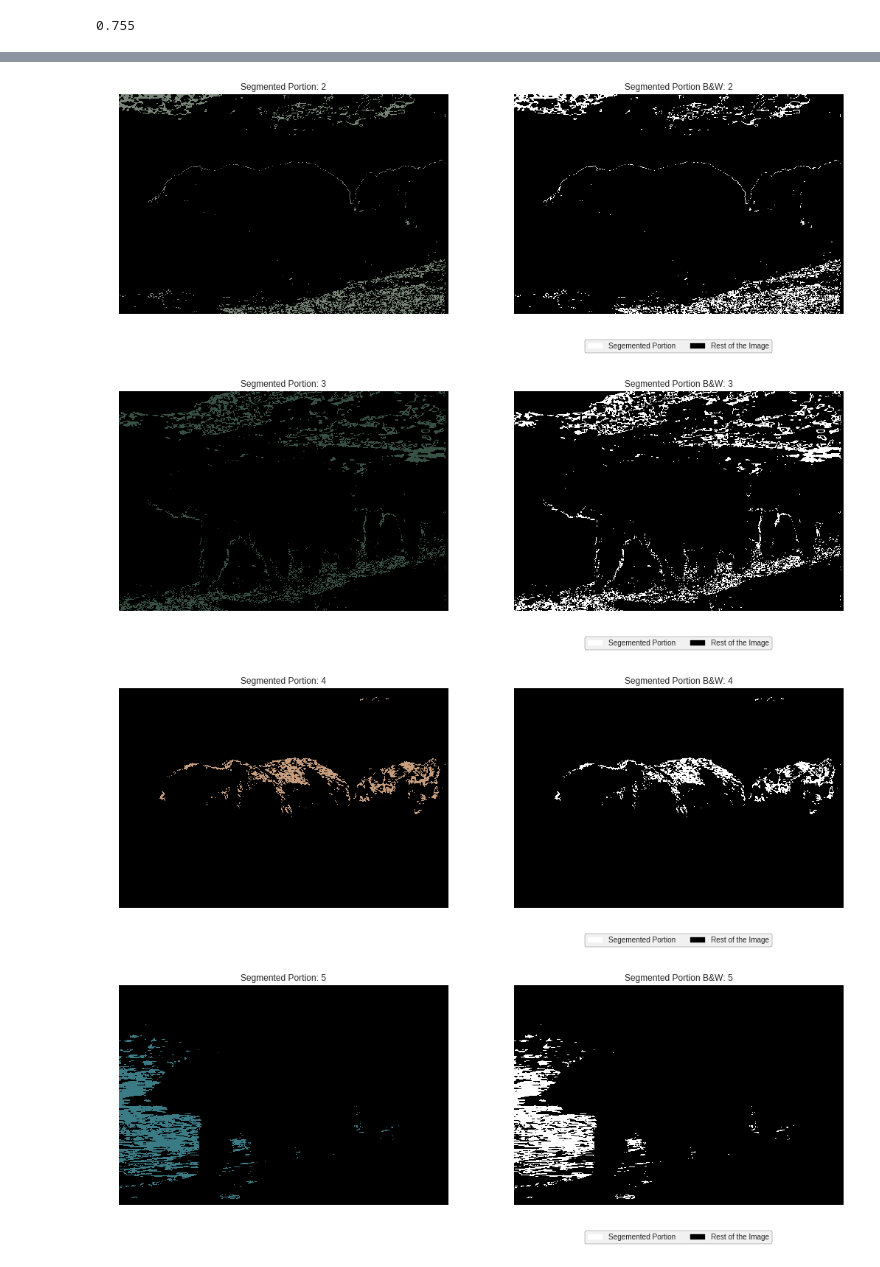
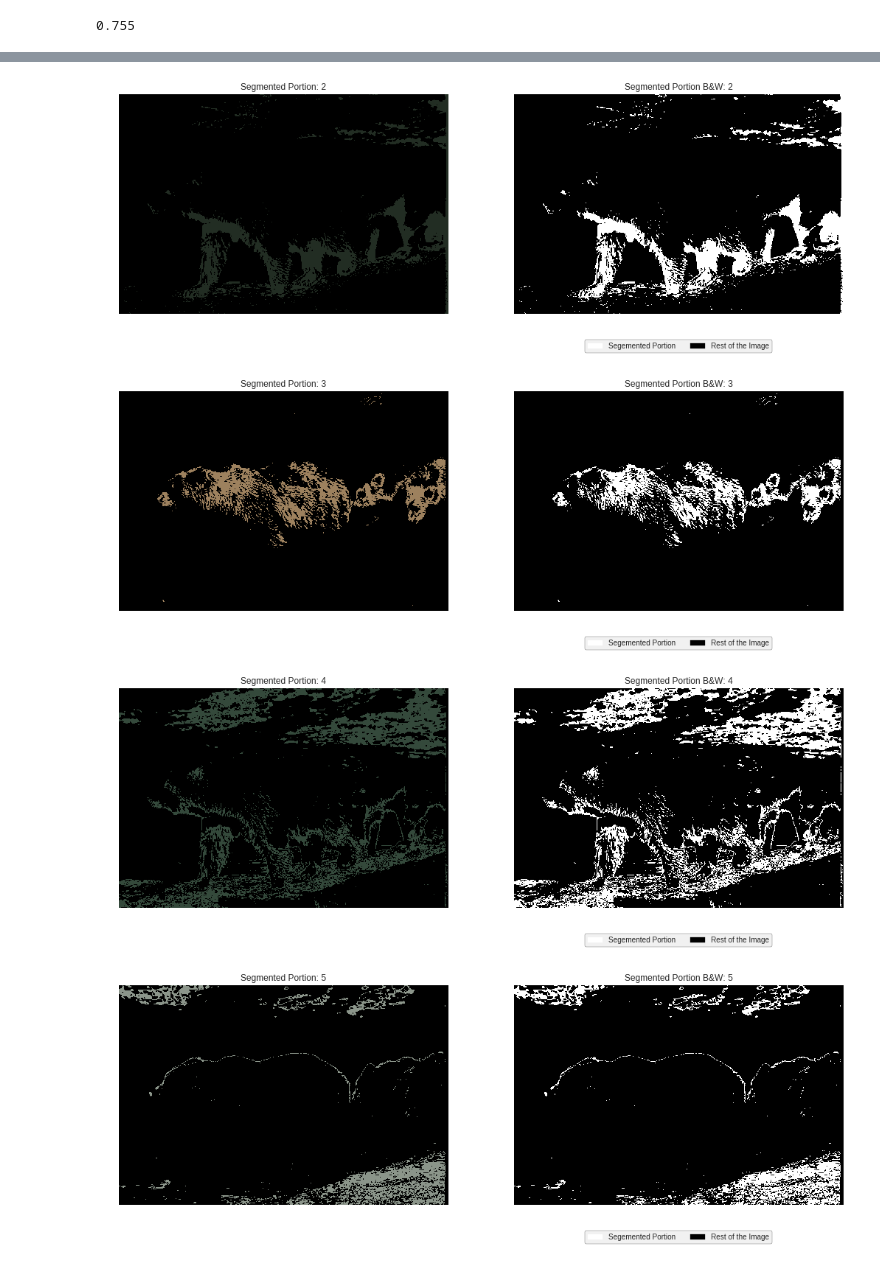
Before and after one commit to anr007/Image-Segmentation, a Jupyter notebook: Color_Quantization.ipynb, the cells around one changed output, grey strips where cells are left out. Cells and saved outputs as stored; diff of their text form; code cells hidden in the pictures.

```diff
--- a/Color_Quantization.ipynb
+++ b/Color_Quantization.ipynb
@@ -251,7 +268,7 @@ def kmeans_seg(image_url,cluster_count,init_centers):
   return kmeans_seg_image,colors
 # %%
 url = 'https://www2.eecs.berkeley.edu/Research/Projects/CS/vision/grouping/segbench/BSDS300/html/images/plain/normal/color/100075.jpg'
-clusters = 18
+clusters = 9
 kmeans_seg_image,kmeans_centers = kmeans_seg(cluster_count=clusters,image_url=url,init_centers=None)
 # %% [output]
 original shape: (321, 481, 3)
@@ -280,4 +288,4 @@ centers: [[ 53.87211143  61.92582041  43.88730611]
-[figure, old version]
+[figure, new version]
-[figure, old version]
+[figure, new version]
-[figure, old version]
+[figure, new version]
-[figure, old version]
+[figure, new version]
```
Also changed, not shown: parts of 8 cells of this notebook.
